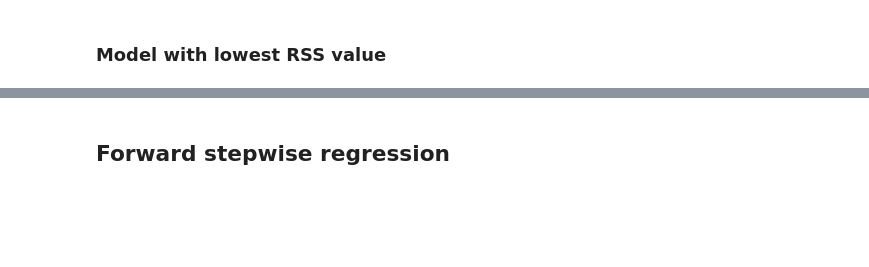
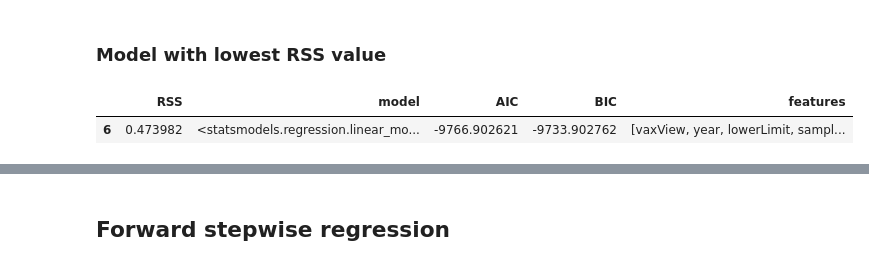
Before and after one commit to kperveen/vaccination-coverage-analysis, a Jupyter notebook: Stepwise-regression.ipynb, the cells around one changed output, grey strips where cells are left out. Cells and saved outputs as stored; diff of their text form; code cells hidden in the pictures; blank space fills up the shorter version.

```diff
--- a/Stepwise-regression.ipynb
+++ b/Stepwise-regression.ipynb
@@ -206,5 +226,10 @@ Notes:
 # %% [markdown]
 ### Model with lowest RSS value
+# %%
+models_best.loc[models_best['RSS'] == models_best['RSS'].min()]
+# %% [output]
+|  | RSS | model | AIC | BIC | features |
+| 6 | 0.473982 | <statsmodels.regression.linear_mo... | -9766.902621 | -9733.902762 | [vaxView, year, lowerLimit, sampl... |
 # %%
 print(models_best.loc[models_best['RSS'] == models_best['RSS'].min()]["model"].tolist()[0].summary())
 # %% [output]
```
Also changed, not shown: parts of 35 cells of this notebook.
